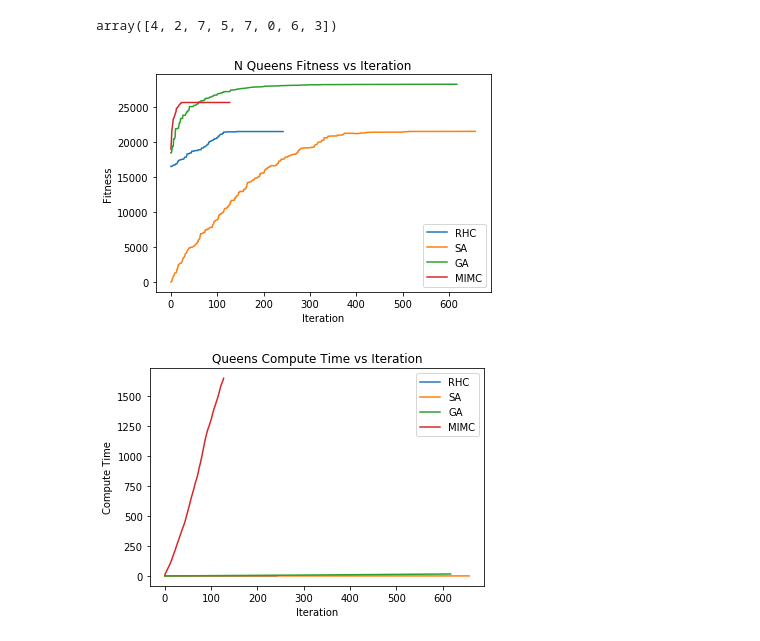
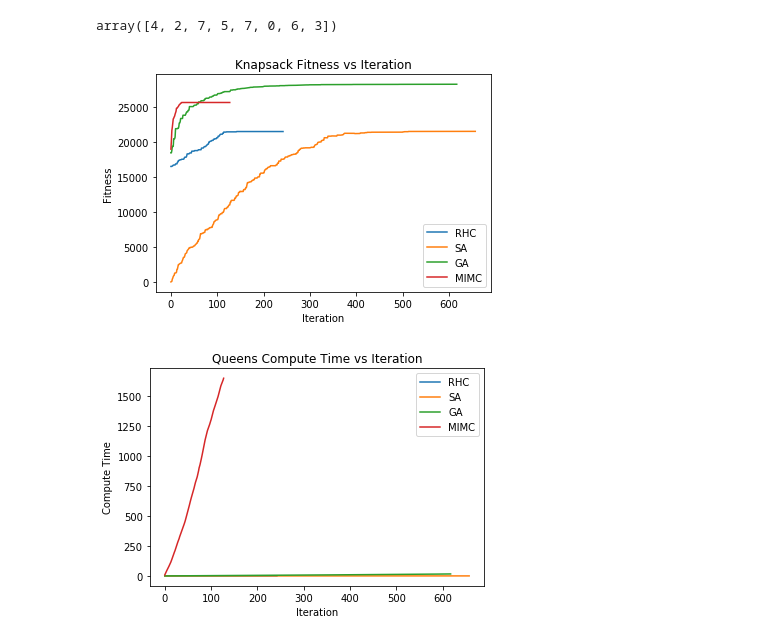
Before and after one commit to neojohny/ml_7641, a Jupyter notebook: homework2/mlrose-master/knapsack.ipynb, the cells around one changed output. Saved outputs shown, nothing was run; the diff lists cells and outputs as text; code cells hidden in the pictures.

```diff
--- a/homework2/mlrose-master/knapsack.ipynb
+++ b/homework2/mlrose-master/knapsack.ipynb
@@ -466,16 +474,16 @@ fitness_curve_sa
 # %%
 plt.plot(fitness_curve_rhc,label='RHC')
 plt.plot(fitness_curve_sa,label='SA')
 plt.plot(fitness_curve_ga,label = 'GA')
 plt.plot(fitness_curve_bag_queen_mmc,label='MIMC')
 
-plt.title('N Queens Fitness vs Iteration')
+plt.title('Knapsack Fitness vs Iteration')
 plt.ylabel('Fitness')
 plt.xlabel('Iteration')
 plt.legend()
 plt.savefig('output/knapsack_fit_iter.png')
 # %% [output]
-[figure, old version]
+[figure, new version]
 # %%
 plt.plot(time_curve_rhc,label='RHC')
 plt.plot(time_curve_sa,label='SA')
```
Also changed, not shown: parts of 2 cells of this notebook, 18 other files.
